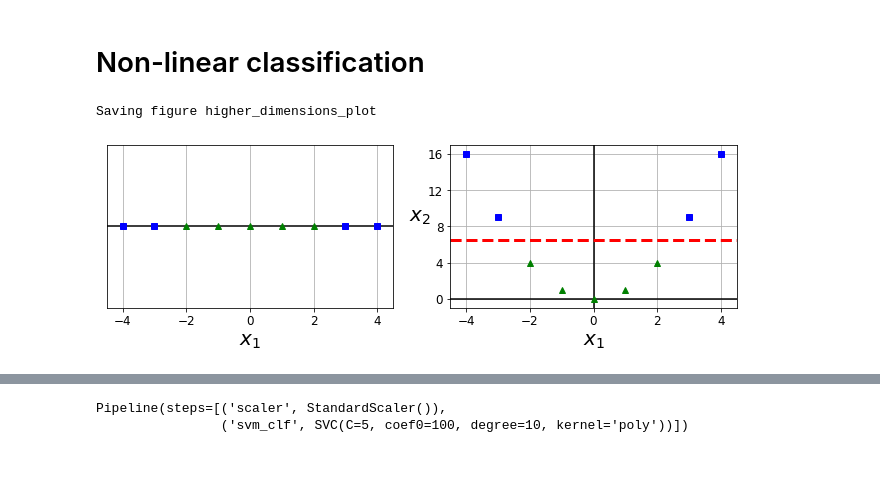
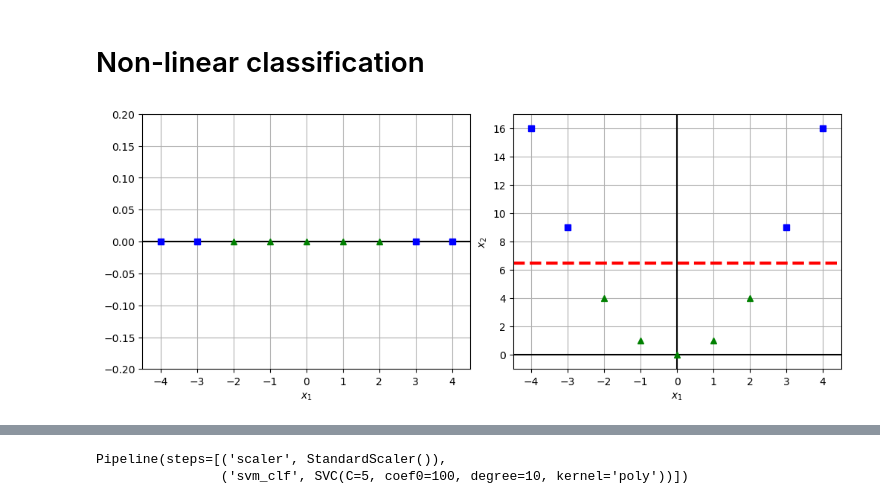
Before and after one commit to jy12060026ai/excss-stats, a Jupyter notebook: handson/05-support-vector-machines.ipynb, the cells around one changed output, grey strips where cells are left out. Saved outputs shown, nothing was run; the diff lists cells and outputs as text; code cells hidden in the pictures; blank space fills up the shorter version.

```diff
--- a/handson/05-support-vector-machines.ipynb
+++ b/handson/05-support-vector-machines.ipynb
@@ -242,29 +241,26 @@ axes[1].set(ylabel="Petal width")
 # %%
 X1D = np.linspace(-4, 4, 9).reshape(-1, 1)
 X2D = np.c_[X1D, X1D**2]
 y = np.array([0, 0, 1, 1, 1, 1, 1, 0, 0])
 
 _, axes = plt.subplots(1, 2, figsize=(10, 4), dpi=100, constrained_layout=True)
 
 axes[0].grid(1)
 axes[0].axhline(y=0, color='k')
 axes[0].plot(X1D[:, 0][y == 0], np.zeros(4), "bs")
 axes[0].plot(X1D[:, 0][y == 1], np.zeros(5), "g^")
-axes[0].axis([])
 axes[0].set(xlabel=r"$x_1$", xlim=[-4.5, 4.5], ylim=[-0.2, 0.2])
 
 axes[1].grid(1)
 axes[1].axhline(y=0, color='k')
 axes[1].axvline(x=0, color='k')
 axes[1].plot(X2D[:, 0][y == 0], X2D[:, 1][y == 0], "bs")
 axes[1].plot(X2D[:, 0][y == 1], X2D[:, 1][y == 1], "g^")
 axes[1].set(xlabel=r"$x_1$", ylabel=r"$x_2$", xlim=[-4.5, 4.5], ylim=[-1, 17])
-axes[1].axis([0, 4, 8, 12, 16])
 axes[1].plot([-4.5, 4.5], [6.5, 6.5], "r--", linewidth=3)
 
 plt.show()
 # %% [output]
-Saving figure higher_dimensions_plot
-[figure, old version]
+[figure, new version]
 # %%
 from sklearn.datasets import make_moons
```
Also changed, not shown: parts of 45 cells of this notebook.
